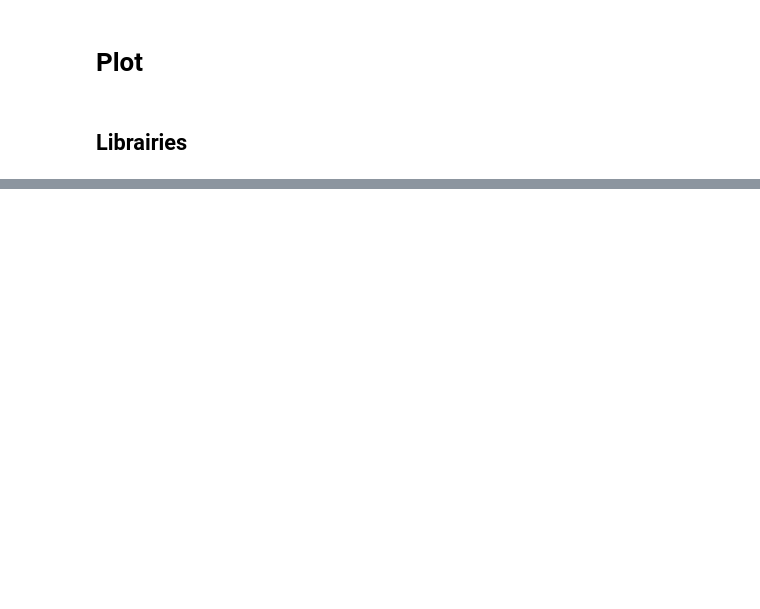
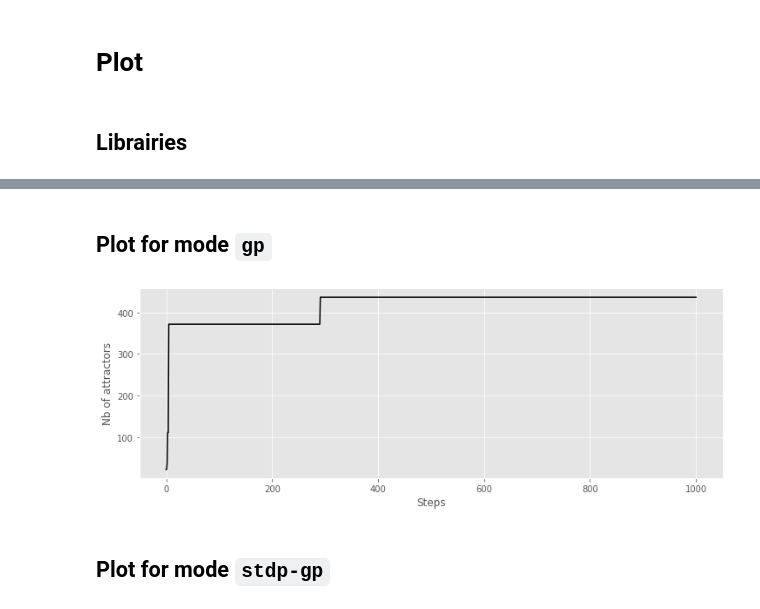
Before and after one commit to JeremCab/AttractorDynamics, a Jupyter notebook: runs/plots.ipynb, the cells around one changed output, grey strips where cells are left out. Cells and saved outputs as stored; diff of their text form; code cells hidden in the pictures; blank space fills up the shorter version.

```diff
--- a/runs/plots.ipynb
+++ b/runs/plots.ipynb
@@ -116,0 +50,27 @@ plt.show()
+# %% [markdown]
+## Plot for mode `gp`
+# %%
+filename = "sim_gp_1001_seed45.pkl"
+
+with open(filename, "rb") as fh:
+    results = pickle.load(fh)
+# %%
+nb_attractors = results[0][1:] # remove first element (initial A)
+nb_attractors = [-x for x in nb_attractors]
+input_length = int(filename.split("_")[2])
+# %%
+plt.figure(figsize=(12, 4))
+
+# Plot number of attractors
+plt.plot(range(input_length), nb_attractors, color='black', label='Number of Attractors')
+plt.xlabel('Steps', size=12)
+plt.ylabel('Nb of attractors', size=12)
+plt.grid(True)
+
+fig.tight_layout()
+plt.savefig("plots/STDP_19.pdf")
+plt.show()
+# %% [output]
+[figure, added]
+# %% [markdown]
+## Plot for mode `stdp-gp`
```
Also changed, not shown: parts of 15 cells of this notebook, 13 other files.
